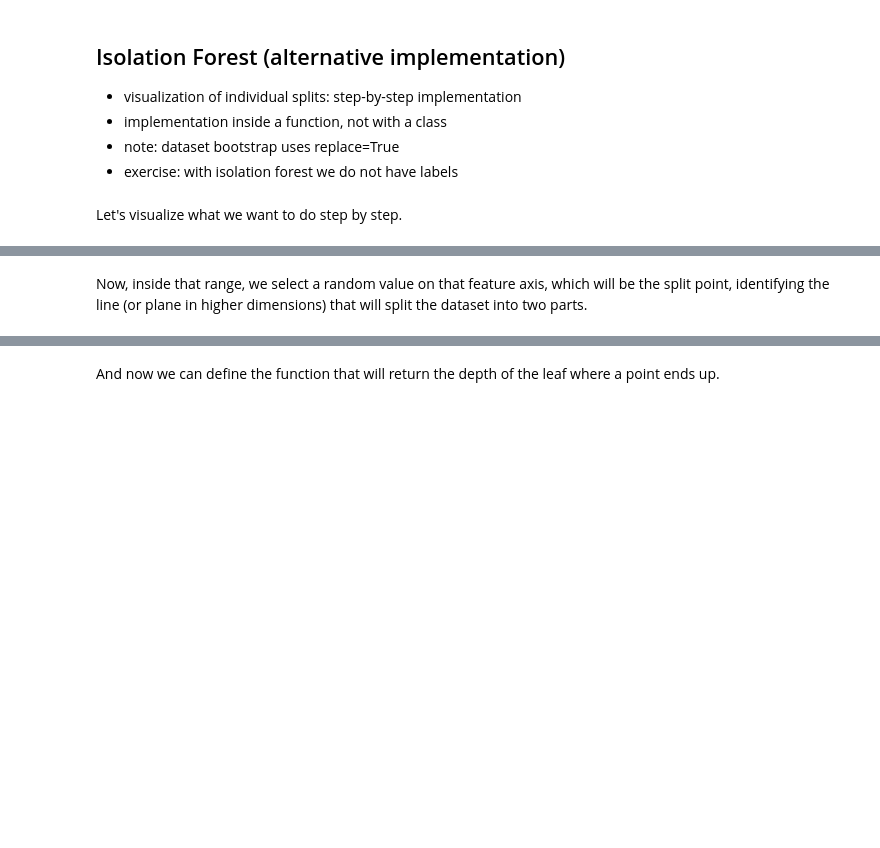
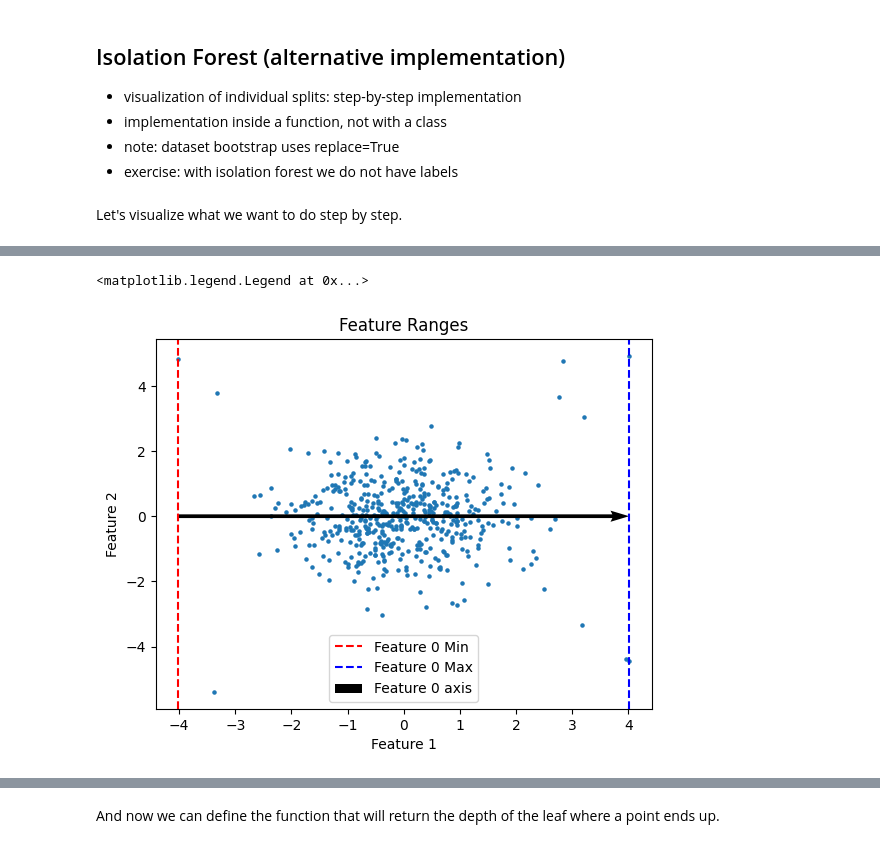
Before and after one commit to AMCO-UniPD/ML_lab_DEI_public, a Jupyter notebook: RECAP_LAB.ipynb, the cells around one changed output, grey strips where cells are left out. Saved outputs shown, nothing was run; the diff lists cells and outputs as text; code cells hidden in the pictures; blank space fills up the shorter version.

```diff
--- a/RECAP_LAB.ipynb
+++ b/RECAP_LAB.ipynb
@@ -502,17 +561,22 @@ print("We select the feature:", feature_idx)
 # %%
-# Now we have to look at the ranges of the features
-feature_value_min, feature_value_max = X[:, feature_idx].min(), X[:, feature_idx].max()
+# 2. Select a random threshold.
+# we need to select a value between the min and max of this features among the points.
 
+
+# 2a. find the min and the max of the feature
+feature_value_min = X[:, feature_idx].min()
+feature_value_max = X[:, feature_idx].max()
+
+# (just visualization... not important)
 plt.scatter(X[:, 0], X[:, 1], s=5)
-# draw a vertical line at the feature value
 plt.axvline(x=feature_value_min, color="red", linestyle="--", label=f"Feature {feature_idx} Min")
 plt.axvline(x=feature_value_max, color="blue", linestyle="--", label=f"Feature {feature_idx} Max")
-# draw a quiver on the axis of the feature {feature_idx}
 plt.quiver(feature_value_min, 0, feature_value_max - feature_value_min, 0, angles="xy", scale_units="xy", scale=1, color="black", label=f"Feature {feature_idx} axis")
 plt.xlabel("Feature 1")
 plt.ylabel("Feature 2")
 plt.title("Feature Ranges")
 plt.legend()
+# %% [output]
+<matplotlib.legend.Legend at 0x...>
+[figure, added]
-# %% [markdown]
-Now, inside that range, we select a random value on that feature axis, which will be the split point, identifying the line (or plane in higher dimensions) that will split the dataset into two parts.
 # %%
```
Also changed, not shown: parts of 31 cells of this notebook, 1 other file.
